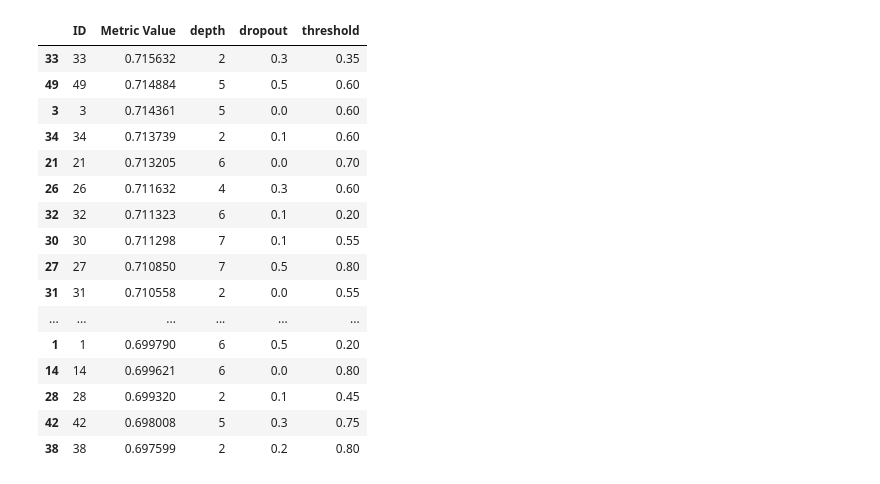
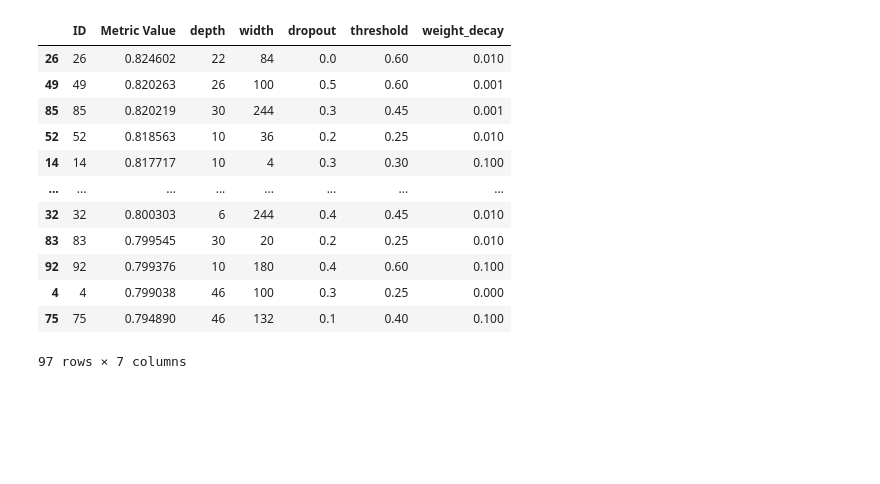
Before and after one commit to aaronwtr/Varformer, a Jupyter notebook: notebooks/hyperparameter_analysis.ipynb, the cells around one changed output. Saved outputs shown, nothing was run; the diff lists cells and outputs as text; code cells hidden in the pictures; blank space fills up the shorter version.

Commit message:
update hyperparam tuning notebook

```diff
--- a/notebooks/hyperparameter_analysis.ipynb
+++ b/notebooks/hyperparameter_analysis.ipynb
@@ -1,48 +1,44 @@
 # %%
 import pandas as pd
 import ast
 import matplotlib.pyplot as plt
 import seaborn as sns
 import numpy as np
 
 # In round 1 of hyperparameter tuning we considered batch_size, learning rate, optimizer, and width. In round 2
 # we considered depth, dropout and threshold.
 
-with open('../data/hyperparameters/best_hyperparameters.txt', 'r') as file:
+with open('../data/hyperparameters/best_hyperparameters_round_2_1.txt', 'r') as file:
     lines = file.readlines()
 
 data = []
 for line in lines[1:]:
     line = line.strip().split('\t')
     try:
         hyperparams = ast.literal_eval(line[2])  # Use ast.literal_eval
     except (SyntaxError, ValueError):
         print(f"Error evaluating literal on line: {line}")
         continue
 
     data.append([float(line[1])] + list(hyperparams.values()))
 
 columns = ['Metric Value'] + list(hyperparams.keys())
 df = pd.DataFrame(data, columns=columns)
 df = df.rename_axis('ID').reset_index()
 
 df_sorted = df.sort_values(by='Metric Value', ascending=False)
 df_sorted
 # %% [output]
-|  | ID | Metric Value | depth | dropout | threshold |
-| 33 | 33 | 0.715632 | 2 | 0.3 | 0.35 |
-| 49 | 49 | 0.714884 | 5 | 0.5 | 0.60 |
-| 3 | 3 | 0.714361 | 5 | 0.0 | 0.60 |
-| 34 | 34 | 0.713739 | 2 | 0.1 | 0.60 |
-| 21 | 21 | 0.713205 | 6 | 0.0 | 0.70 |
-| 26 | 26 | 0.711632 | 4 | 0.3 | 0.60 |
-| 32 | 32 | 0.711323 | 6 | 0.1 | 0.20 |
-| 30 | 30 | 0.711298 | 7 | 0.1 | 0.55 |
-| 27 | 27 | 0.710850 | 7 | 0.5 | 0.80 |
-| 31 | 31 | 0.710558 | 2 | 0.0 | 0.55 |
-| ... | ... | ... | ... | ... | ... |
-| 1 | 1 | 0.699790 | 6 | 0.5 | 0.20 |
-| 14 | 14 | 0.699621 | 6 | 0.0 | 0.80 |
-| 28 | 28 | 0.699320 | 2 | 0.1 | 0.45 |
-| 42 | 42 | 0.698008 | 5 | 0.3 | 0.75 |
-| 38 | 38 | 0.697599 | 2 | 0.2 | 0.80 |
+|  | ID | Metric Value | depth | width | dropout | threshold | weight_decay |
+| 26 | 26 | 0.824602 | 22 | 84 | 0.0 | 0.60 | 0.010 |
+| 49 | 49 | 0.820263 | 26 | 100 | 0.5 | 0.60 | 0.001 |
+| 85 | 85 | 0.820219 | 30 | 244 | 0.3 | 0.45 | 0.001 |
+| 52 | 52 | 0.818563 | 10 | 36 | 0.2 | 0.25 | 0.010 |
+| 14 | 14 | 0.817717 | 10 | 4 | 0.3 | 0.30 | 0.100 |
+| ... | ... | ... | ... | ... | ... | ... | ... |
+| 32 | 32 | 0.800303 | 6 | 244 | 0.4 | 0.45 | 0.010 |
+| 83 | 83 | 0.799545 | 30 | 20 | 0.2 | 0.25 | 0.010 |
+| 92 | 92 | 0.799376 | 10 | 180 | 0.4 | 0.60 | 0.100 |
+| 4 | 4 | 0.799038 | 46 | 100 | 0.3 | 0.25 | 0.000 |
+| 75 | 75 | 0.794890 | 46 | 132 | 0.1 | 0.40 | 0.100 |
+97 rows × 7 columns
```
Also changed, not shown: parts of 2 cells of this notebook.
